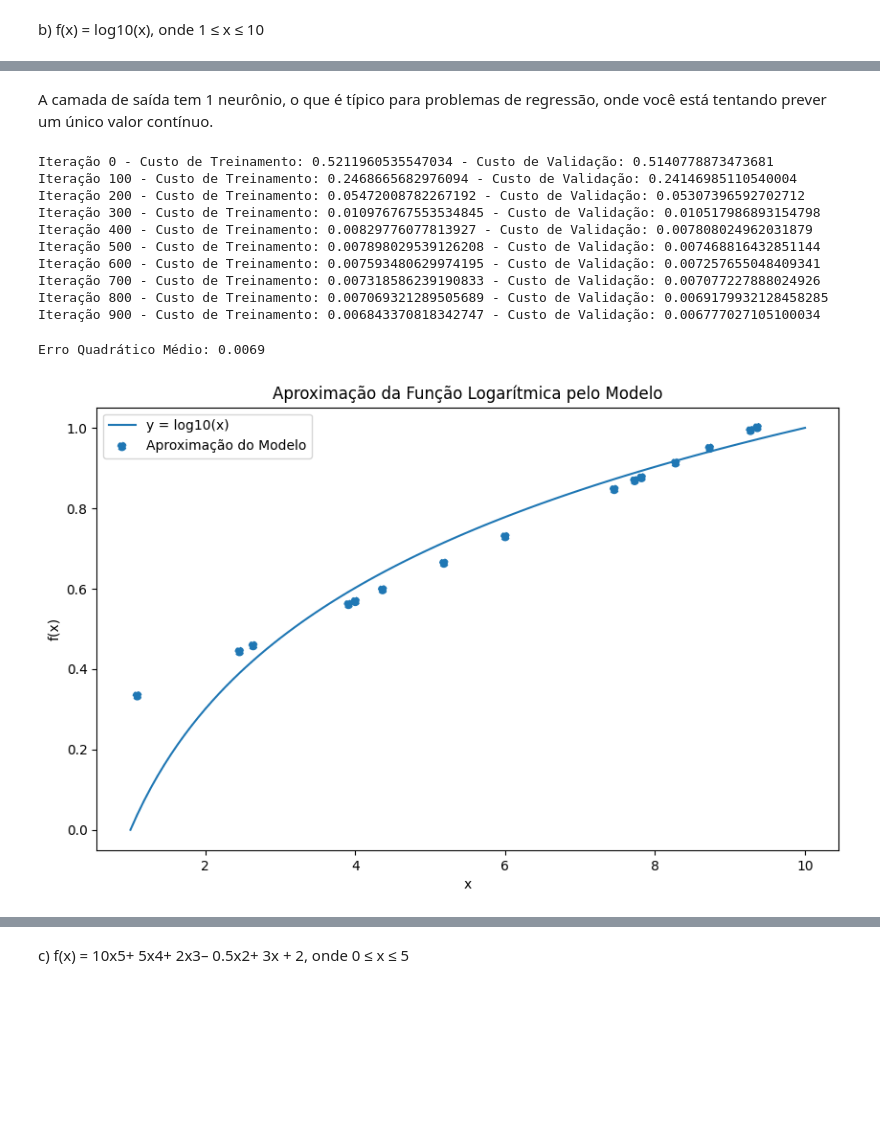
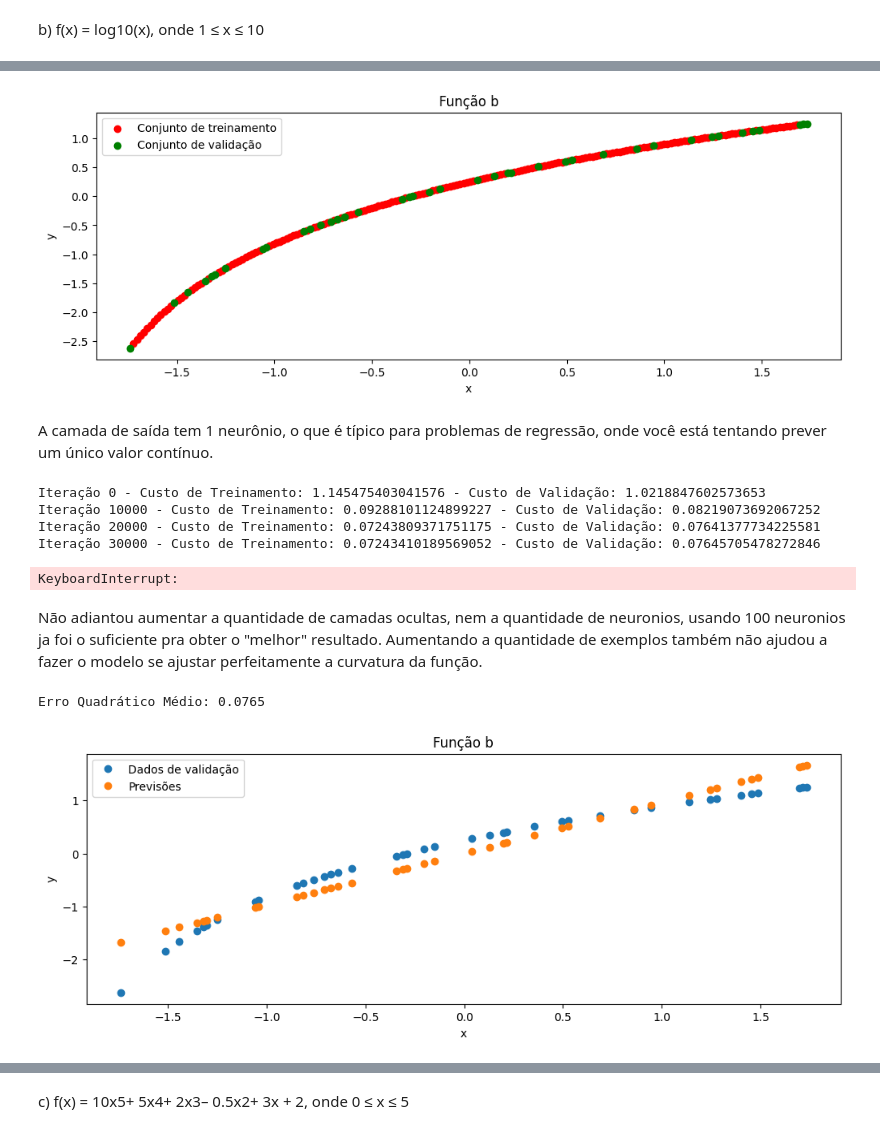
Before and after one commit to ArthurrCr/DEEP-LEARNING, a Jupyter notebook: [DL] 1A Lista_.ipynb, the cells around one changed output, grey strips where cells are left out. Drawn from its saved outputs; the diff is of its cells as text; code cells hidden in the pictures; blank space fills up the shorter version.

```diff
--- a/[DL] 1A Lista_.ipynb
+++ b/[DL] 1A Lista_.ipynb
@@ -607,22 +636,19 @@ def function_b(x):
     return np.log10(x)
 
 # Gerar amostras para x (100 amostras uniformemente espaçadas entre 1 e 10)
-x_samples_b = np.linspace(1, 10, 100) # 100 amostras uniformemente espaçadas entre 1 e 10
+x_samples_b = np.linspace(1, 10, 200) # 100 amostras uniformemente espaçadas entre 1 e 10
 y_samples_b = function_b(x_samples_b)
 
 # Dividindo as amostras
 indices_b = np.random.permutation(len(x_samples_b))
-train_indices_b = indices_b[:int(0.7*len(x_samples_b))]
-val_indices_b = indices_b[int(0.7*len(x_samples_b)):int(0.85*len(x_samples_b))]
-test_indices_b = indices_b[int(0.85*len(x_samples_b)):]
+train_indices_b = indices_b[:int(0.8*len(x_samples_b))]
+val_indices_b = indices_b[int(0.8*len(x_samples_b)):]
 
 # reshape pra prevenir rank 1 array, e fazer a transposição para que cada amostra seja uma coluna
 x_train_b = x_samples_b[train_indices_b].reshape(1, -1)
 y_train_b = y_samples_b[train_indices_b].reshape(1, -1)
 x_val_b = x_samples_b[val_indices_b].reshape(1, -1)
 y_val_b = y_samples_b[val_indices_b].reshape(1, -1)
-x_test_b = x_samples_b[test_indices_b].reshape(1, -1)
-y_test_b = y_samples_b[test_indices_b].reshape(1, -1)
 # %%
 # plotar a função b
 plt.figure(figsize=(12, 4))
@@ -640,8 +680,20 @@ plt.show()
+# %%
+# plotar a função b
+plt.figure(figsize=(12, 4))
+plt.scatter(x_train_b_standardized, y_train_b_standardized, color='r', label='Conjunto de treinamento')
+plt.scatter(x_val_b_standardized, y_val_b_standardized, color='g', label='Conjunto de validação')
+plt.title('Função b')
+plt.xlabel('x')
+plt.ylabel('y')
+plt.legend()
+plt.show()
+# %% [output]
+[figure, added]
 # %% [markdown]
 A camada de saída tem 1 neurônio, o que é típico para problemas de regressão, onde você está tentando prever um único valor contínuo.
 # %%
 # Definindo a arquitetura da rede
-layer_dims_b = [x_train_b.shape[0], 100, 1]
+layer_dims_b = [x_train_b_standardized.shape[0], 1000, 1]
 
 # Inicializando os parâmetros
 parameters_b = initialize_parameters_deep(layer_dims_b)
@@ -651,58 +703,58 @@ training_costs = []
 validation_costs = []
 
 # Treinamento do modelo Por Lote (Batch)
-for i in range(1000):
+for i in range(50000):
     # Forward propagation
-    AL_b, caches_b = L_model_forward(x_train_b, parameters_b, hidden_activation='relu', output_activation='linear')
+    AL_b, caches_b = L_model_forward(x_train_b_standardized, parameters_b, hidden_activation='sigmoid', output_activation='linear')
 
     # Compute cost.
-    cost_train = compute_cost(AL_b, y_train_b, problema='regressao')
+    cost_train = compute_cost(AL_b, y_train_b_standardized, problema='regressao')
     training_costs.append(cost_train)
 
     # Backward propagation.
-    grads_b = L_model_backward(AL_b, y_train_b, caches_b, hidden_activation='relu', output_activation='linear', problema='regressao')
+    grads_b = L_model_backward(AL_b, y_train_b_standardized, caches_b, hidden_activation='sigmoid', output_activation='linear', problema='regressao')
 
     # Update parameters.
     parameters_b = update_parameters(parameters_b, grads_b, learning_rate=0.1)
 
     # Compute validation cost.
-    AL_val_b, _ = L_model_forward(x_val_b, parameters_b, hidden_activation='relu', output_activation='linear')
-    cost_val = compute_cost(AL_val_b, y_val_b, problema='regressao')
+    AL_val_b, _ = L_model_forward(x_val_b_standardized, parameters_b, hidden_activation='sigmoid', output_activation='linear')
+    cost_val = compute_cost(AL_val_b, y_val_b_standardized, problema='regressao')
     validation_costs.append(cost_val)
 
-    if i % 100 == 0:
+    if i % 10000 == 0:
         print(f"Iteração {i} - Custo de Treinamento: {cost_train} - Custo de Validação: {cost_val}")
+
+    if cost_train <= 0.01:
+        break
 # %% [output]
-Iteração 0 - Custo de Treinamento: 0.5211960535547034 - Custo de Validação: 0.5140778873473681
-Iteração 100 - Custo de Treinamento: 0.2468665682976094 - Custo de Validação: 0.24146985110540004
-Iteração 200 - Custo de Treinamento: 0.05472008782267192 - Custo de Validação: 0.05307396592702712
-Iteração 300 - Custo de Treinamento: 0.010976767553534845 - Custo de Validação: 0.010517986893154798
-Iteração 400 - Custo de Treinamento: 0.00829776077813927 - Custo de Validação: 0.007808024962031879
-Iteração 500 - Custo de Treinamento: 0.007898029539126208 - Custo de Validação: 0.007468816432851144
-Iteração 600 - Custo de Treinamento: 0.007593480629974195 - Custo de Validação: 0.007257655048409341
-Iteração 700 - Custo de Treinamento: 0.007318586239190833 - Custo de Validação: 0.007077227888024926
-Iteração 800 - Custo de Treinamento: 0.007069321289505689 - Custo de Validação: 0.0069179932128458285
-Iteração 900 - Custo de Treinamento: 0.006843370818342747 - Custo de Validação: 0.006777027105100034
+Iteração 0 - Custo de Treinamento: 1.145475403041576 - Custo de Validação: 1.0218847602573653
+Iteração 10000 - Custo de Treinamento: 0.09288101124899227 - Custo de Validação: 0.08219073692067252
+Iteração 20000 - Custo de Treinamento: 0.07243809371751175 - Custo de Validação: 0.07641377734225581
+Iteração 30000 - Custo de Treinamento: 0.07243410189569052 - Custo de Validação: 0.07645705478272846
+KeyboardInterrupt:
+# %% [markdown]
+Não adiantou aumentar a quantidade de camadas ocultas, nem a quantidade de neuronios, usando 100 neuronios ja foi o suficiente pra obter o "melhor" resultado. Aumentando a quantidade de exemplos também não ajudou a fazer o modelo se ajustar perfeitamente a curvatura da função.
 # %%
 # Propagação para frente para fazer previsões com o modelo treinado
-AL_test, _ = L_model_forward(x_test_b, parameters_b, hidden_activation='relu', output_activation='linear')
+AL_test, _ = L_model_forward(x_val_b_standardized, parameters_b, hidden_activation='sigmoid', output_activation='linear')
 
 # Erro quadrático médio
-mse = np.mean((AL_test - y_test_b)**2)
+mse = np.mean((AL_test - y_val_b_standardized)**2)
 print(f"Erro Quadrático Médio: {mse:.4f}")
 
-# Plotando a função verdadeira e as previsões do modelo
-plt.figure(figsize=(10, 6))
-plt.plot(x_samples_b, y_samples_b, label='y = log10(x)')
-plt.scatter(x_test_b.flatten(), AL_test.flatten(), label='Aproximação do Modelo', linestyle='--')
+# Plotar a função b
+plt.figure(figsize=(12, 4))
+plt.plot(x_val_b_standardized.T, y_val_b_standardized.T, 'o', label='Dados de validação')
+plt.plot(x_val_b_standardized.T, AL_test.T, 'o', label='Previsões')
+plt.title('Função b')
 plt.xlabel('x')
-plt.ylabel('f(x)')
-plt.title('Aproximação da Função Logarítmica pelo Modelo')
+plt.ylabel('y')
 plt.legend()
 plt.show()
 # %% [output]
-Erro Quadrático Médio: 0.0069
+Erro Quadrático Médio: 0.0765
-[figure, old version]
+[figure, new version]
 # %%
 # Plotting the training and validation cost
 plt.figure(figsize=(12, 5))
```
Also changed, not shown: parts of 34 cells of this notebook.
